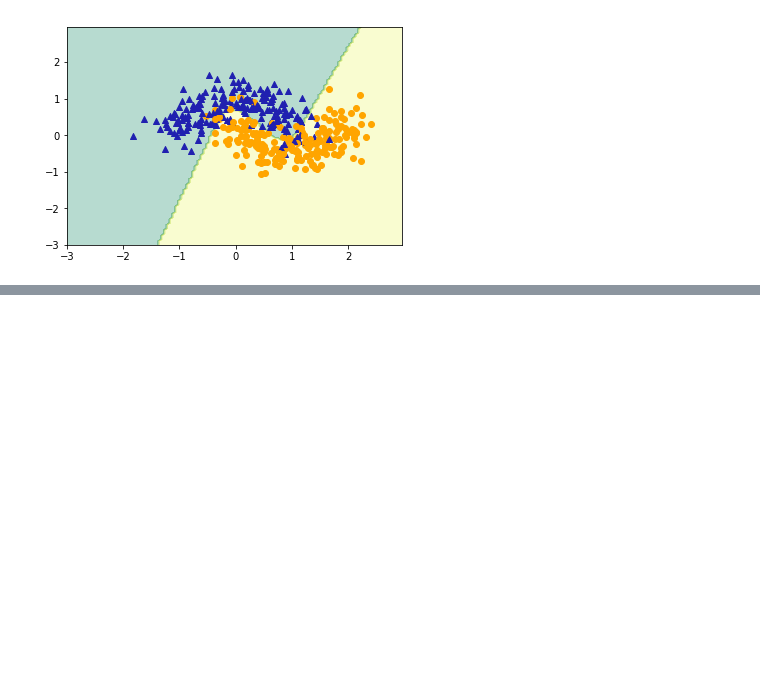
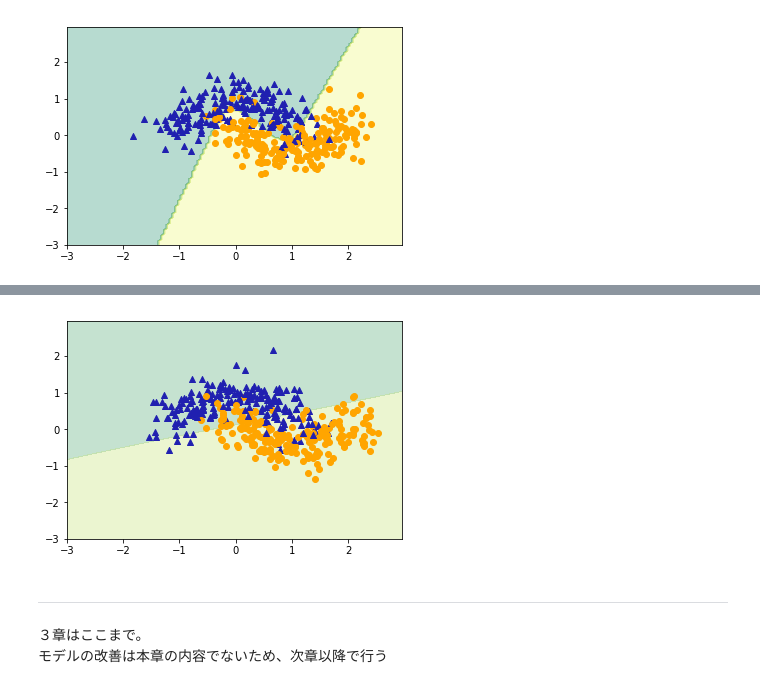
Before and after one commit to YouheiKomakine/pytorch-code-examples, a Jupyter notebook: Syoukai_DeepLearning_2.ipynb, the cells around one changed output, grey strips where cells are left out. Cells and saved outputs as stored; diff of their text form; code cells hidden in the pictures; blank space fills up the shorter version.

```diff
--- a/Syoukai_DeepLearning_2.ipynb
+++ b/Syoukai_DeepLearning_2.ipynb
@@ -949,0 +994,44 @@ plt.show()
+# %%
+import numpy as np
+import keras
+from keras.layers import Input, Dense
+from keras.models import Model
+from keras.optimizers import SGD
+
+# datasetは同じものを使う
+
+inputs = Input(shape=(2,))
+x = Dense(3, activation='sigmoid')(inputs)
+predictions = Dense(1, activation='sigmoid')(x)
+
+model = Model(inputs=inputs, outputs=predictions)
+model.compile(optimizer=SGD(lr=0.05),
+              loss='binary_crossentropy',
+              metrics=['accuracy'])
+model.fit(X_train, Y_train,
+          epochs=500,
+          batch_size=20,
+          verbose=0)
+
+loss_and_metrics = model.evaluate(X_test, Y_test)
+print(loss_and_metrics)
+# %%
+import matplotlib.pyplot as plt
+
+s = np.arange(-3,3,.05)
+t = np.arange(-3,3,.05)
+S, T = np.meshgrid(s, t)
+Z1 = np.dstack((S,T))
+Z2 = model.predict(np.array(Z1).reshape(-1,2))
+
+plt.contourf(S, T, Z2.reshape(len(s),len(t)), levels=[0,0.5,1], alpha=.3, cmap="summer")
+for i in range(len(X)):
+    (marker, color) = ('o', 'orange') if Y[i] == 1 else ('^', '#2020B0')
+    plt.scatter(X[i,0], X[i,1], marker=marker, color=color)
+plt.show()
+# %% [output]
+[figure, added]
+# %% [markdown]
+---
+３章はここまで。
+モデルの改善は本章の内容でないため、次章以降で行う
```
Also changed, not shown: parts of 4 cells of this notebook.
